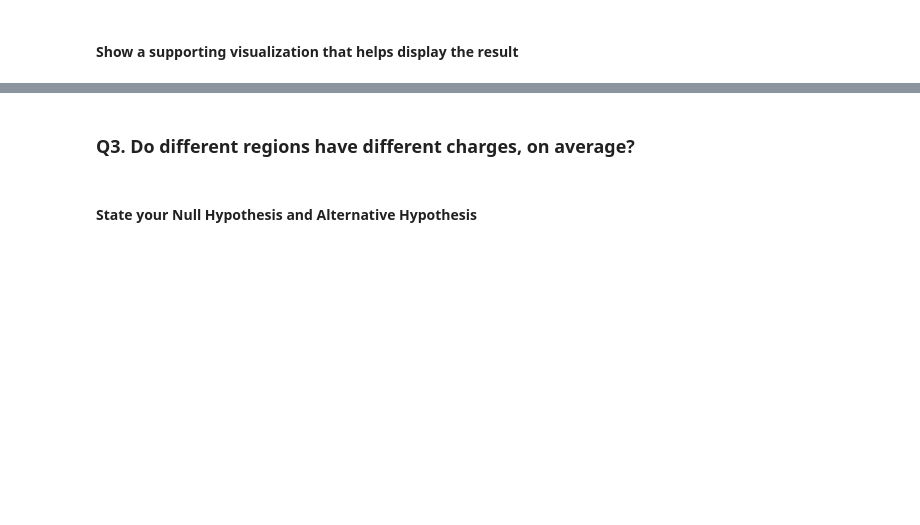
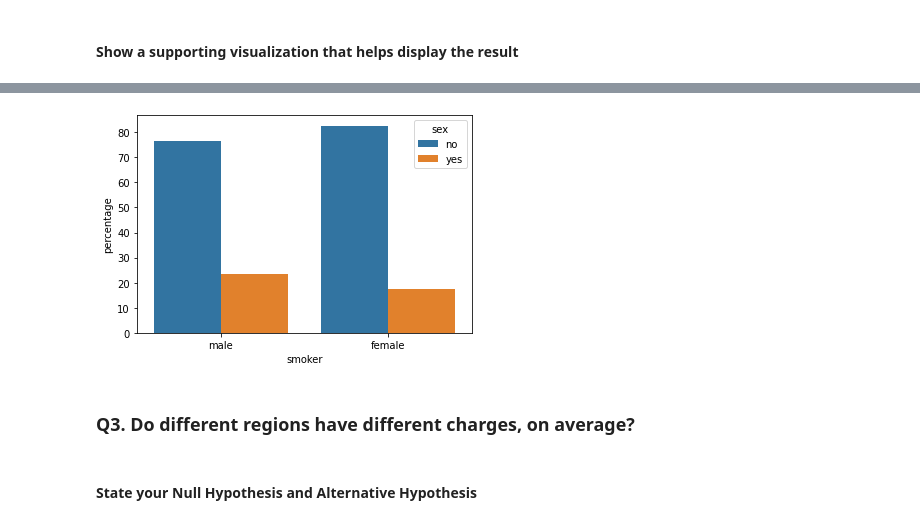
Before and after one commit to YBilodeau/Hypothesis-Testing-with-Insurance-Data-Core, a Jupyter notebook: Hypothesis Testing with Insurance Data (Core).ipynb, the cells around one changed output, grey strips where cells are left out. Saved outputs shown, nothing was run; the diff lists cells and outputs as text; code cells hidden in the pictures; blank space fills up the shorter version.

```diff
--- a/Hypothesis Testing with Insurance Data (Core).ipynb
+++ b/Hypothesis Testing with Insurance Data (Core).ipynb
@@ -202,0 +284,3 @@ sns.barplot(data=plot_df, x='smoker', y='charges', ci=68)
+# %%
+men_df = df.loc[df.sex =='male', ['sex','smoker']].copy()
+men_df.head()
@@ -202,0 +298,3 @@ sns.barplot(data=plot_df, x='smoker', y='charges', ci=68)
+# %%
+women_df = df.loc[df.sex =='female', ['sex','smoker']].copy()
+women_df.head()
@@ -203,3 +312,5 @@ sns.barplot(data=plot_df, x='smoker', y='charges', ci=68)
+# %%
+q2_plot_df = pd.concat([men_df, women_df], axis=0).copy()
 # %% [markdown]
 #### **State your Null Hypothesis and Alternative Hypothesis**
 # %% [markdown]
@@ -230,0 +399,6 @@ sns.barplot(data=plot_df, x='smoker', y='charges', ci=68)
+# %%
+grouped = q2_plot_df.groupby(['sex'], sort=False)
+smoker_counts = grouped['smoker'].value_counts(normalize=True, sort=False)
+smoker_data = [{'smoker': smoker, 'sex': sex, 'percentage': percentage*100} for
+    (smoker, sex), percentage in dict(smoker_counts).items()]
+smoker_df = pd.DataFrame(smoker_data)
@@ -231,3 +413,7 @@ sns.barplot(data=plot_df, x='smoker', y='charges', ci=68)
+# %%
+p = sns.barplot(x="smoker", y="percentage", hue="sex", data=smoker_df)
+# %% [output]
+[figure, added]
 # %% [markdown]
 ### **Q3. Do different regions have different charges, on average?**
 # %% [markdown]
```
Also changed, not shown: parts of 68 cells of this notebook.
